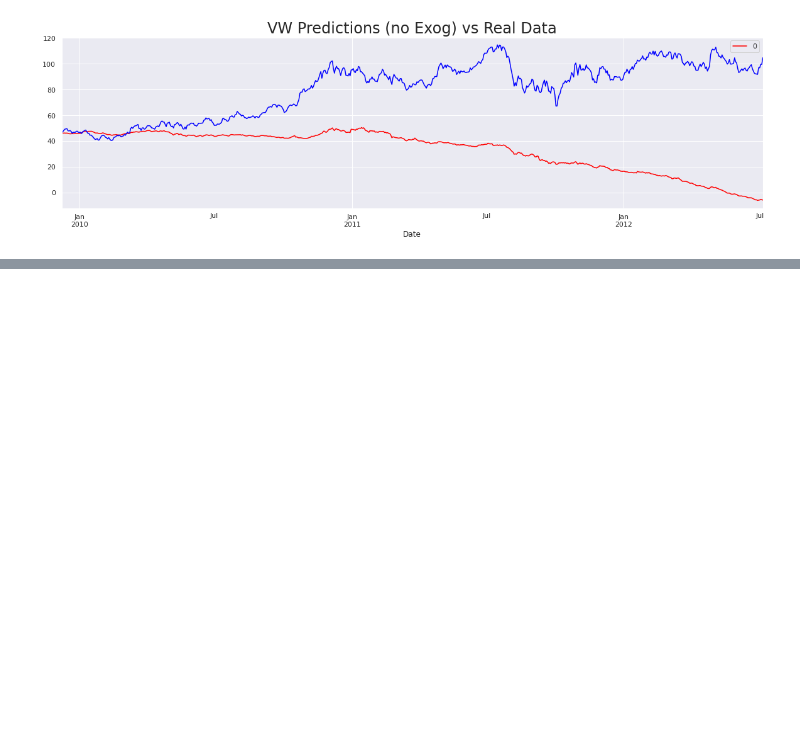
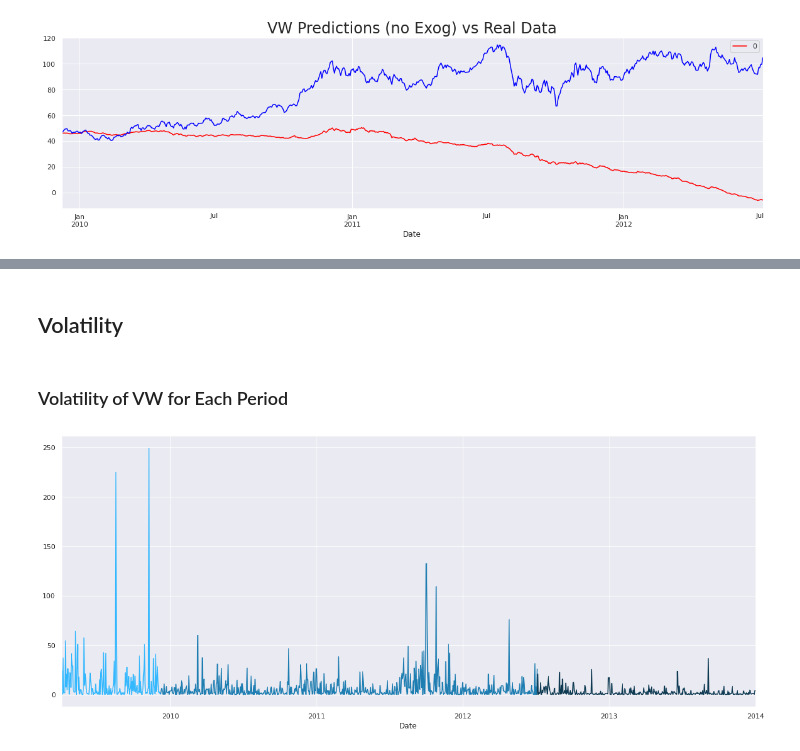
Before and after one commit to Priyo-prog/Time-series-analysis, a Jupyter notebook: Business Case/volkswagen_buyout.ipynb, the cells around one changed output, grey strips where cells are left out. Drawn from its saved outputs; the diff is of its cells as text; code cells hidden in the pictures; blank space fills up the shorter version.

```diff
--- a/Business Case/volkswagen_buyout.ipynb
+++ b/Business Case/volkswagen_buyout.ipynb
@@ -525,0 +556,11 @@ plt.show()
+# %% [markdown]
+## Volatility
+# %% [markdown]
+### Volatility of VW for Each Period
+# %%
+df['sq_vol'][start_date:ann_1].plot(figsize=(20,8), color="#33B8FF")
+df['sq_vol'][ann_1:ann_2].plot(color="#1E7EB2")
+df['sq_bmw'][ann_2:end_date].plot(color="#0E3A52")
+plt.show()
+# %% [output]
+[figure, added]
```
Also changed, not shown: parts of 2 cells of this notebook.
